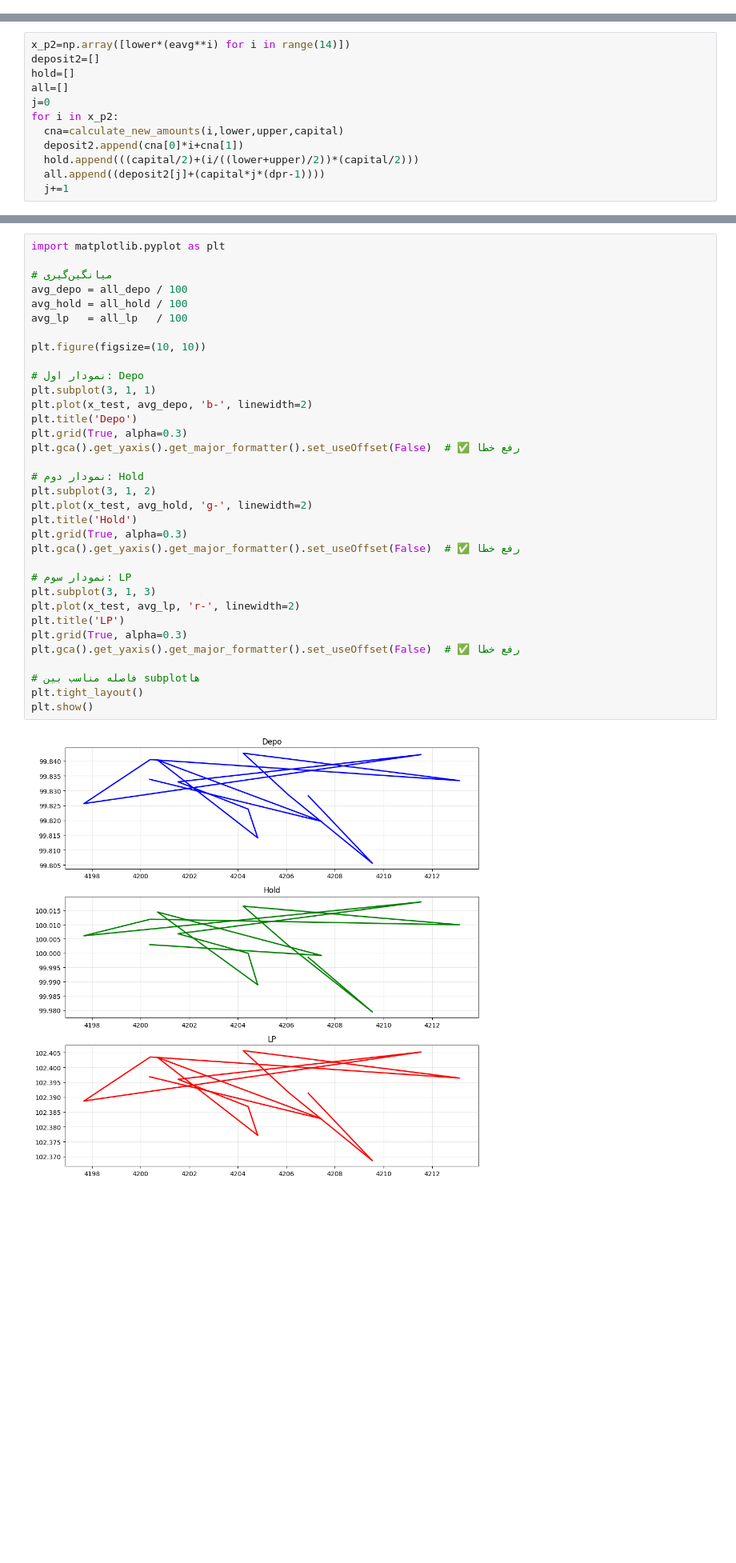
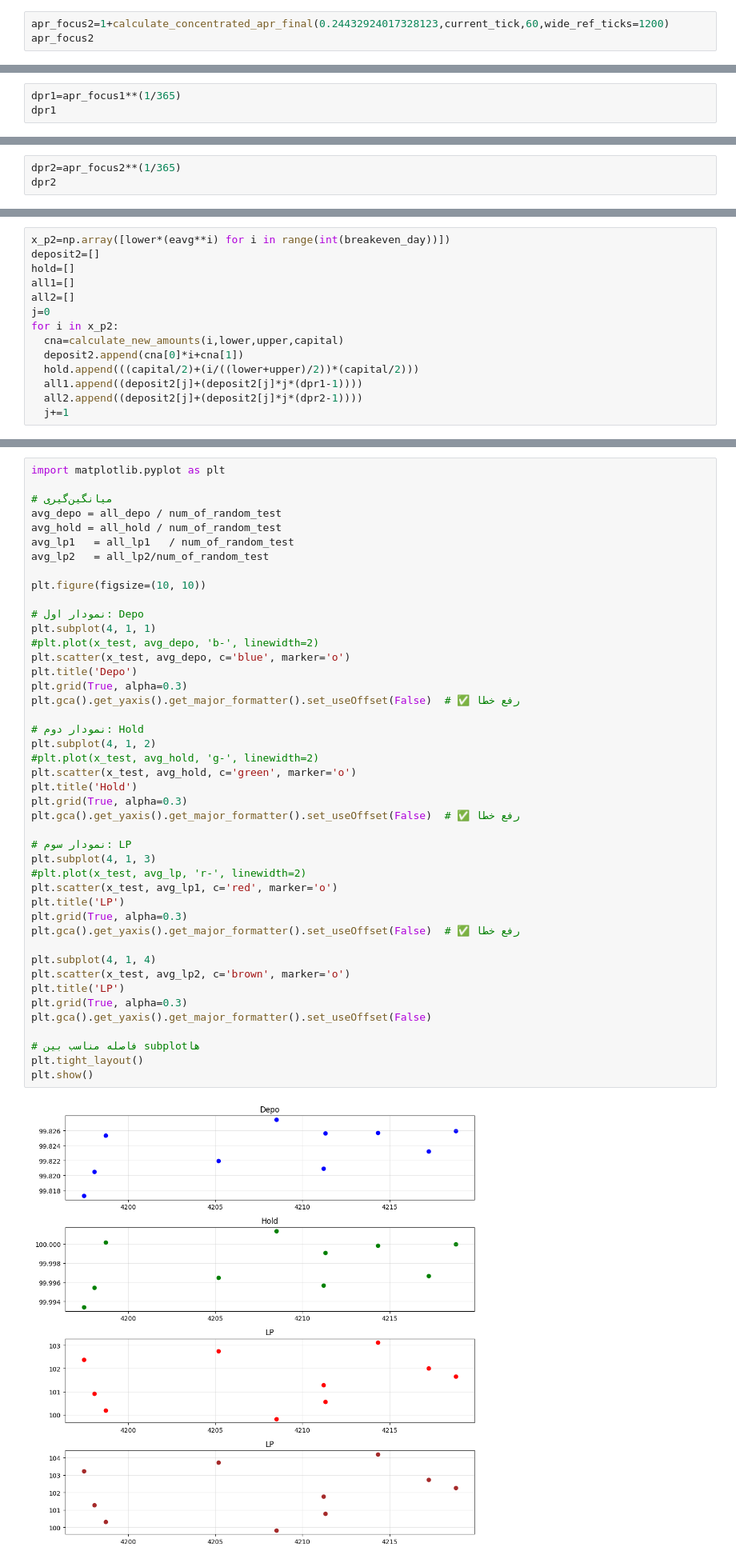
Before and after one commit to bahram3000/test_balancer_app, a Jupyter notebook: polygon_pool_analysis.ipynb, the cells around one changed output, grey strips where cells are left out. Shown: that part at 80% size. Cells and saved outputs as stored; diff of their text form; blank space fills up the shorter version.

```diff
--- a/polygon_pool_analysis.ipynb
+++ b/polygon_pool_analysis.ipynb
@@ -408,0 +427,3 @@ dpr
+# %%
+apr_focus2=1+calculate_concentrated_apr_final(0.24432924017328123,current_tick,60,wide_ref_ticks=1200)
+apr_focus2
@@ -408,0 +432,3 @@ dpr
+# %%
+dpr1=apr_focus1**(1/365)
+dpr1
@@ -408,0 +437,3 @@ dpr
+# %%
+dpr2=apr_focus2**(1/365)
+dpr2
@@ -446,14 +483,16 @@ calculate_new_amounts(4202.32,lower,upper,capital)
 # %%
-x_p2=np.array([lower*(eavg**i) for i in range(14)])
+x_p2=np.array([lower*(eavg**i) for i in range(int(breakeven_day))])
 deposit2=[]
 hold=[]
-all=[]
+all1=[]
+all2=[]
 j=0
 for i in x_p2:
   cna=calculate_new_amounts(i,lower,upper,capital)
   deposit2.append(cna[0]*i+cna[1])
   hold.append(((capital/2)+(i/((lower+upper)/2))*(capital/2)))
-  all.append((deposit2[j]+(capital*j*(dpr-1))))
+  all1.append((deposit2[j]+(deposit2[j]*j*(dpr1-1))))
+  all2.append((deposit2[j]+(deposit2[j]*j*(dpr2-1))))
   j+=1
 # %%
 plt.plot(x_p2,deposit2)
@@ -497,36 +543,46 @@ plt.show()
 # %%
 import matplotlib.pyplot as plt
 
 # میانگین‌گیری
-avg_depo = all_depo / 100
-avg_hold = all_hold / 100
-avg_lp   = all_lp   / 100
+avg_depo = all_depo / num_of_random_test
+avg_hold = all_hold / num_of_random_test
+avg_lp1   = all_lp1   / num_of_random_test
+avg_lp2   = all_lp2/num_of_random_test
 
 plt.figure(figsize=(10, 10))
 
 # نمودار اول: Depo
-plt.subplot(3, 1, 1)
-plt.plot(x_test, avg_depo, 'b-', linewidth=2)
+plt.subplot(4, 1, 1)
+#plt.plot(x_test, avg_depo, 'b-', linewidth=2)
+plt.scatter(x_test, avg_depo, c='blue', marker='o')
 plt.title('Depo')
 plt.grid(True, alpha=0.3)
 plt.gca().get_yaxis().get_major_formatter().set_useOffset(False)  # ✅ رفع خطا
 
 # نمودار دوم: Hold
-plt.subplot(3, 1, 2)
-plt.plot(x_test, avg_hold, 'g-', linewidth=2)
+plt.subplot(4, 1, 2)
+#plt.plot(x_test, avg_hold, 'g-', linewidth=2)
+plt.scatter(x_test, avg_hold, c='green', marker='o')
 plt.title('Hold')
 plt.grid(True, alpha=0.3)
 plt.gca().get_yaxis().get_major_formatter().set_useOffset(False)  # ✅ رفع خطا
 
 # نمودار سوم: LP
-plt.subplot(3, 1, 3)
-plt.plot(x_test, avg_lp, 'r-', linewidth=2)
+plt.subplot(4, 1, 3)
+#plt.plot(x_test, avg_lp, 'r-', linewidth=2)
+plt.scatter(x_test, avg_lp1, c='red', marker='o')
 plt.title('LP')
 plt.grid(True, alpha=0.3)
 plt.gca().get_yaxis().get_major_formatter().set_useOffset(False)  # ✅ رفع خطا
 
+plt.subplot(4, 1, 4)
+plt.scatter(x_test, avg_lp2, c='brown', marker='o')
+plt.title('LP')
+plt.grid(True, alpha=0.3)
+plt.gca().get_yaxis().get_major_formatter().set_useOffset(False)
+
 # فاصله مناسب بین subplotها
 plt.tight_layout()
 plt.show()
 # %% [output]
-[figure, old version]
+[figure, new version]
```
Also changed, not shown: parts of 29 cells of this notebook.
